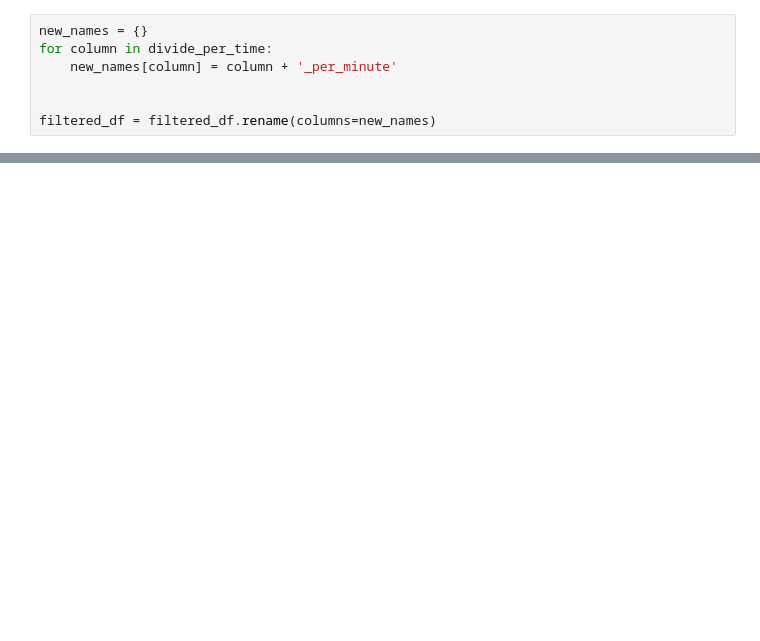
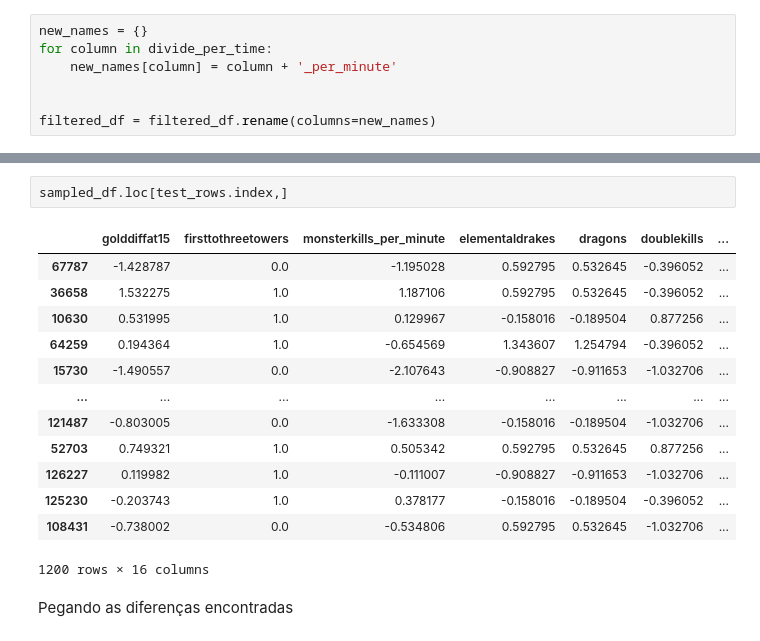
Before and after one commit to heitorfreitasferreira/UFU, a Jupyter notebook: mineracao/lol.ipynb, the cells around one changed output, grey strips where cells are left out. Saved outputs shown, nothing was run; the diff lists cells and outputs as text; blank space fills up the shorter version.

```diff
--- a/mineracao/lol.ipynb
+++ b/mineracao/lol.ipynb
@@ -120,0 +239,18 @@ for column in normalize_columns:
+# %%
+sampled_df.loc[test_rows.index,]
+# %% [output]
+|  | golddiffat15 | firsttothreetowers | monsterkills_per_minute | elementaldrakes | dragons | doublekills | ... |
+| 67787 | -1.428787 | 0.0 | -1.195028 | 0.592795 | 0.532645 | -0.396052 | ... |
+| 36658 | 1.532275 | 1.0 | 1.187106 | 0.592795 | 0.532645 | -0.396052 | ... |
+| 10630 | 0.531995 | 1.0 | 0.129967 | -0.158016 | -0.189504 | 0.877256 | ... |
+| 64259 | 0.194364 | 1.0 | -0.654569 | 1.343607 | 1.254794 | -0.396052 | ... |
+| 15730 | -1.490557 | 0.0 | -2.107643 | -0.908827 | -0.911653 | -1.032706 | ... |
+| ... | ... | ... | ... | ... | ... | ... | ... |
+| 121487 | -0.803005 | 0.0 | -1.633308 | -0.158016 | -0.189504 | -1.032706 | ... |
+| 52703 | 0.749321 | 1.0 | 0.505342 | 0.592795 | 0.532645 | 0.877256 | ... |
+| 126227 | 0.119982 | 1.0 | -0.111007 | -0.908827 | -0.911653 | -1.032706 | ... |
+| 125230 | -0.203743 | 1.0 | 0.378177 | -0.158016 | -0.189504 | -0.396052 | ... |
+| 108431 | -0.738002 | 0.0 | -0.534806 | 0.592795 | 0.532645 | -1.032706 | ... |
+1200 rows × 16 columns
+# %% [markdown]
+Pegando as diferenças encontradas
```
Also changed, not shown: parts of 18 cells of this notebook, 1 other file.
